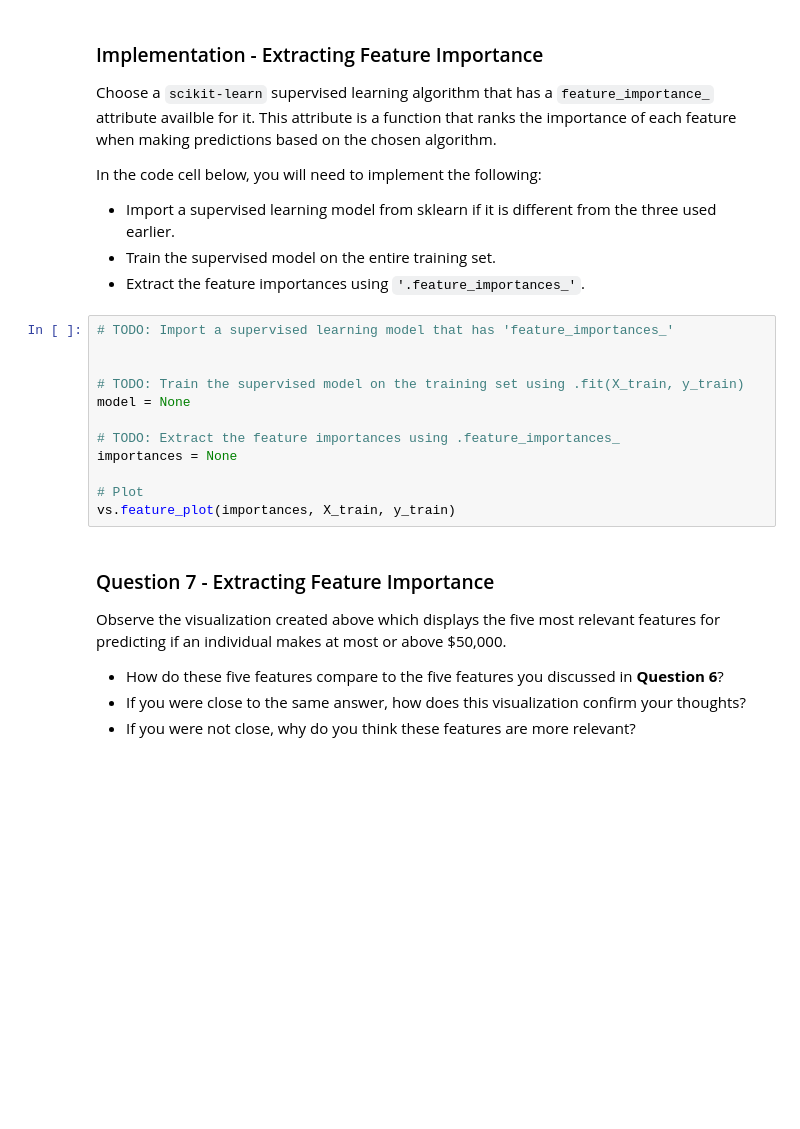
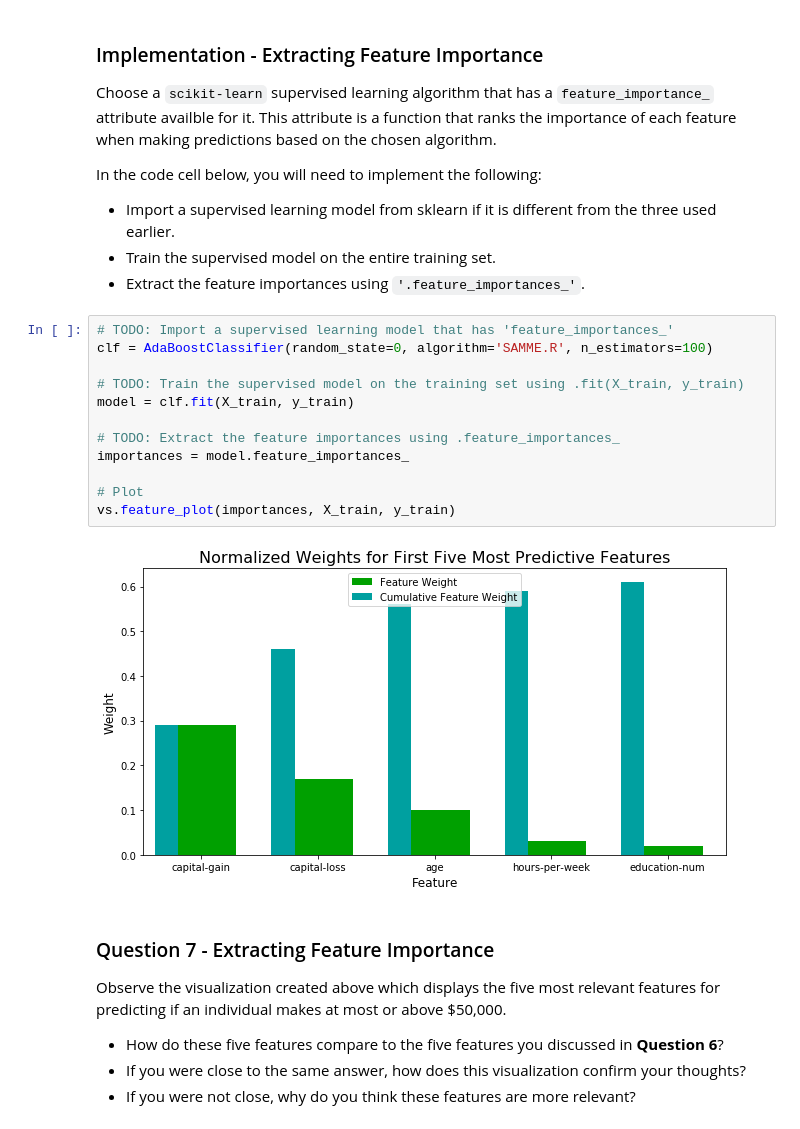
Before and after one commit to fink-stanislav/machine-learning, a Jupyter notebook: projects/finding_donors/finding_donors.ipynb, the cells around one changed output. Cells and saved outputs as stored; diff of their text form; blank space fills up the shorter version.

```diff
--- a/projects/finding_donors/finding_donors.ipynb
+++ b/projects/finding_donors/finding_donors.ipynb
@@ -687,16 +624,18 @@ In the code cell below, you will need to implement the following:
  - Extract the feature importances using `'.feature_importances_'`.
 # %%
 # TODO: Import a supervised learning model that has 'feature_importances_'
-
+clf = AdaBoostClassifier(random_state=0, algorithm='SAMME.R', n_estimators=100)
 
 # TODO: Train the supervised model on the training set using .fit(X_train, y_train)
-model = None
+model = clf.fit(X_train, y_train)
 
 # TODO: Extract the feature importances using .feature_importances_
-importances = None
+importances = model.feature_importances_
 
 # Plot
 vs.feature_plot(importances, X_train, y_train)
+# %% [output]
+[figure, added]
 # %% [markdown]
 ### Question 7 - Extracting Feature Importance
 
```
Also changed, not shown: parts of 20 cells of this notebook.
